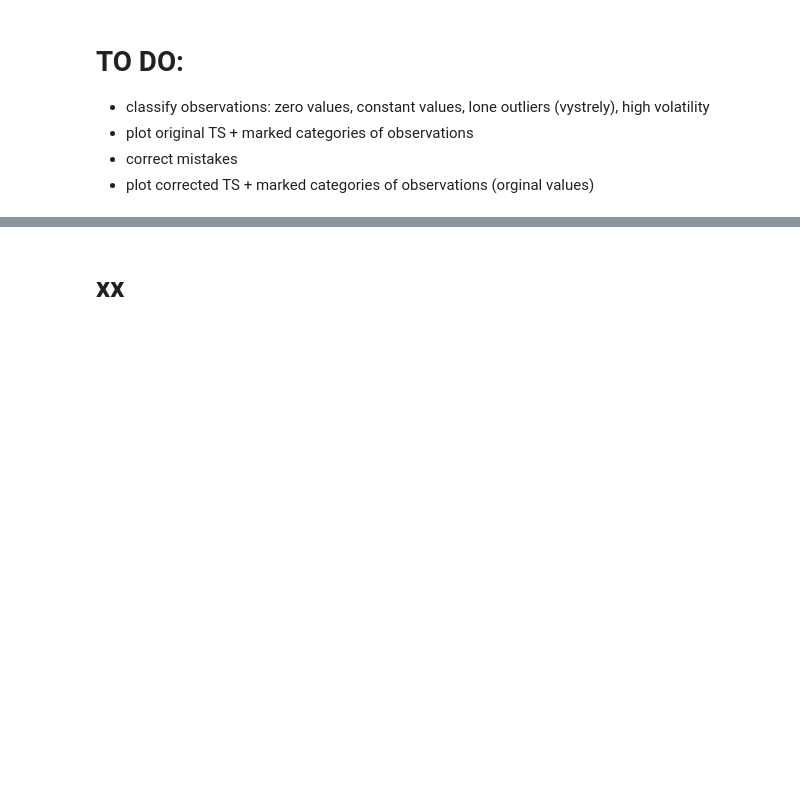
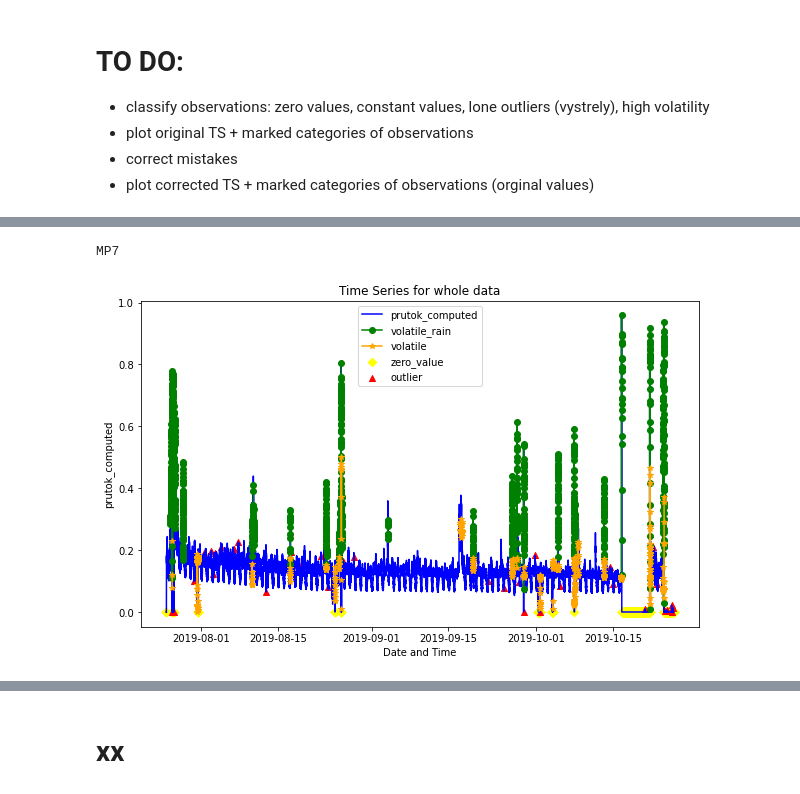
Before and after one commit to macejova/Ecox-seminar-project, a Jupyter notebook: Ecox seminar project 2.ipynb, the cells around one changed output, grey strips where cells are left out. Drawn from its saved outputs; the diff is of its cells as text; code cells hidden in the pictures; blank space fills up the shorter version.

```diff
--- a/Ecox seminar project 2.ipynb
+++ b/Ecox seminar project 2.ipynb
@@ -683,0 +1268,6 @@ vars_of_interest
+# %%
+print(sites[i])
+explorer.TS_objects[sites[i]].plot_categories()
+# %% [output]
+MP7
+[figure, added]
```
Also changed, not shown: parts of 62 cells of this notebook, 1 other file.
